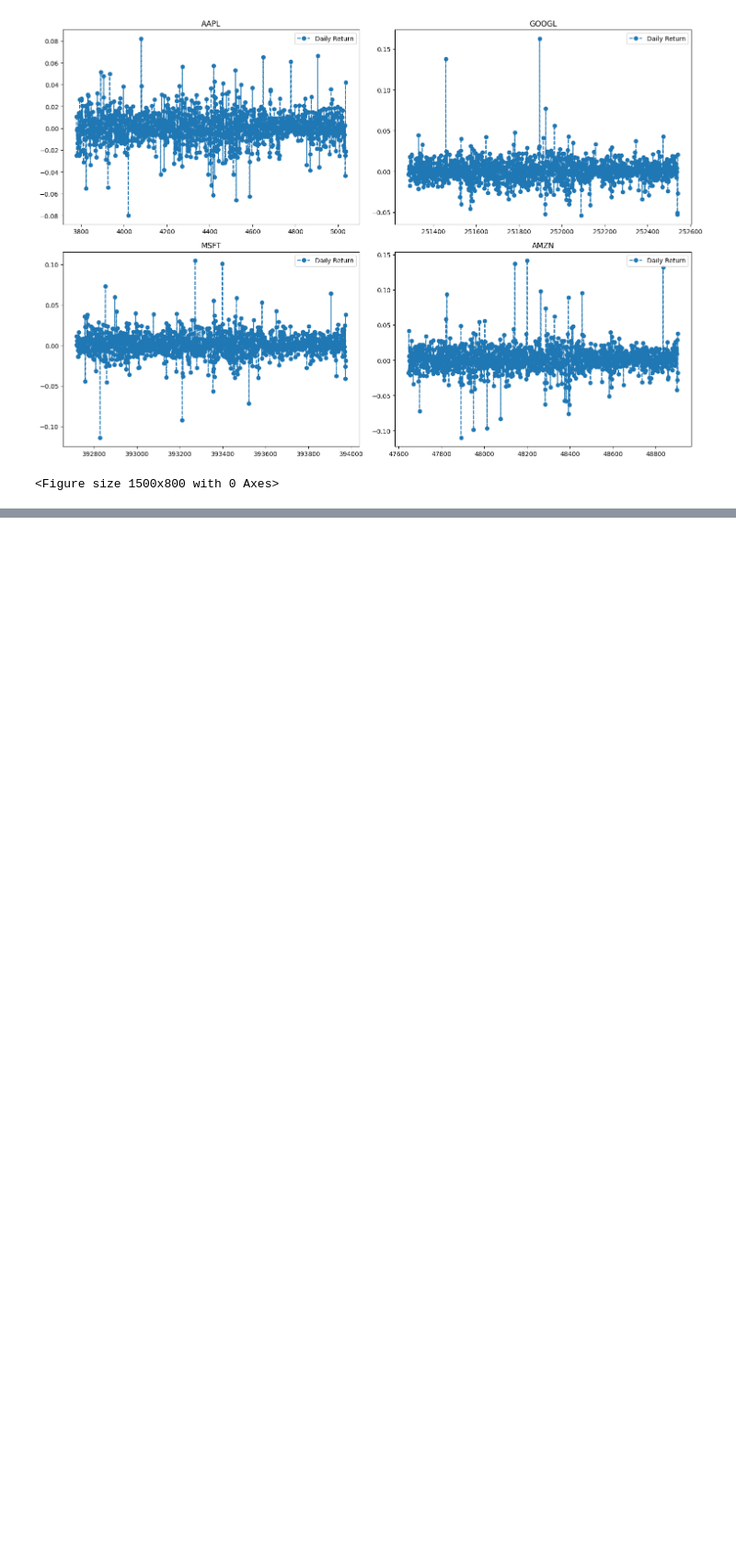
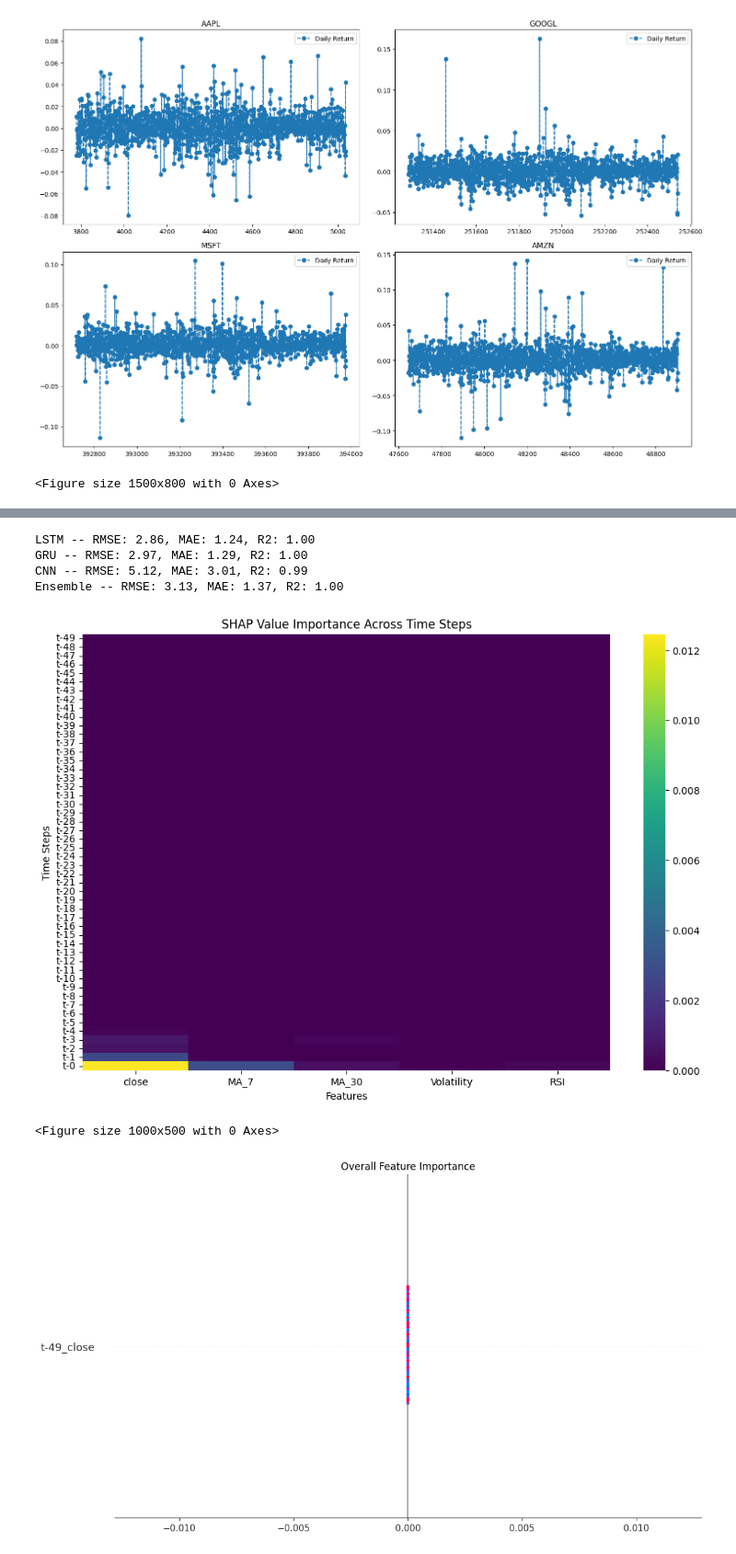
Before and after one commit to ajaysanthoshk/Final-Project, a Jupyter notebook: Final_Draft.ipynb, the cells around one changed output, grey strips where cells are left out. Shown at 92% size. Saved outputs shown, nothing was run; the diff lists cells and outputs as text; code cells hidden in the pictures; blank space fills up the shorter version.

```diff
--- a/Final_Draft.ipynb
+++ b/Final_Draft.ipynb
@@ -689,0 +487,15 @@ Glyph 128201 (\N{CHART WITH DOWNWARDS TREND}) missing from font(s) DejaVu Sans.
+# %%
+# Train models (use high epochs for better training)
+EPOCHS = 30
+history_lstm = best_lstm.fit(X_train, y_train, epochs=EPOCHS, batch_size=32,
+                             validation_data=(X_test, y_test), callbacks=[early_stop], verbose=1)
+history_gru = best_gru.fit(X_train, y_train, epochs=EPOCHS, batch_size=32,
+                           validation_data=(X_test, y_test), callbacks=[early_stop], verbose=1)
+history_cnn = model_cnn.fit(X_train, y_train, epochs=EPOCHS, batch_size=32,
+                            validation_data=(X_test, y_test), callbacks=[early_stop], verbose=1)
+
+# Predictions
+pred_lstm = best_lstm.predict(X_test)
+pred_gru = best_gru.predict(X_test)
+pred_cnn = model_cnn.predict(X_test)
+ensemble_pred = (pred_lstm + pred_gru + pred_cnn) / 3
@@ -689,0 +532,14 @@ Glyph 128201 (\N{CHART WITH DOWNWARDS TREND}) missing from font(s) DejaVu Sans.
+# %%
+# Evaluation
+def print_metrics(true, pred, name):
+    print(f"{name} -- RMSE: {np.sqrt(mean_squared_error(true, pred)):.2f}, MAE: {mean_absolute_error(true, pred):.2f}, R2: {r2_score(true, pred):.2f}")
+
+print_metrics(y_test_actual, pred_lstm_actual, "LSTM")
+print_metrics(y_test_actual, pred_gru_actual, "GRU")
+print_metrics(y_test_actual, pred_cnn_actual, "CNN")
+print_metrics(y_test_actual, ensemble_actual, "Ensemble")
+# %% [output]
+LSTM -- RMSE: 2.86, MAE: 1.24, R2: 1.00
+GRU -- RMSE: 2.97, MAE: 1.29, R2: 1.00
+CNN -- RMSE: 5.12, MAE: 3.01, R2: 0.99
+Ensemble -- RMSE: 3.13, MAE: 1.37, R2: 1.00
@@ -689,0 +558,49 @@ Glyph 128201 (\N{CHART WITH DOWNWARDS TREND}) missing from font(s) DejaVu Sans.
+# %%
+# 1. Select a representative sample from training data
+background = X_train[np.random.choice(X_train.shape[0], 100, replace=False)]
+
+# 2. Create explainer - Use KernelExplainer as fallback
+def model_predict(X):
+    """Reshape data for model prediction"""
+    if len(X.shape) == 2:
+        X = X.reshape(-1, X_train.shape[1], X_train.shape[2])
+    return best_lstm.predict(X, verbose=0)
+
+explainer = shap.KernelExplainer(model_predict, background.mean(axis=0).reshape(1, -1))
+
+# 3. Calculate SHAP values for test samples
+X_shap = X_test[:50].reshape(50, -1)  # Flatten time steps and features
+shap_values = explainer.shap_values(X_shap)
+
+# 4. Reshape and plot
+feature_names = ['close','MA_7','MA_30','Volatility','RSI']
+time_step_names = [f't-{i}' for i in range(X_train.shape[1]-1, -1, -1)]
+
+# Aggregate absolute SHAP values across time steps
+shap_abs = np.abs(shap_values).mean(axis=0)
+shap_abs = shap_abs.reshape(X_train.shape[1], len(feature_names))
+
+# Create heatmap of feature importance over time
+plt.figure(figsize=(12, 8))
+sns.heatmap(shap_abs,
+           xticklabels=feature_names,
+           yticklabels=time_step_names,
+           cmap='viridis')
+plt.title("SHAP Value Importance Across Time Steps")
+plt.xlabel("Features")
+plt.ylabel("Time Steps")
+plt.show()
+
+# Alternative: Bar plot of overall feature importance
+plt.figure(figsize=(10, 5))
+shap.summary_plot(shap_values, X_shap,
+                 feature_names=[f"{t}_{f}" for t in time_step_names for f in feature_names],
+                 plot_type='bar',
+                 show=False)
+plt.title("Overall Feature Importance")
+plt.tight_layout()
+plt.show()
+# %% [output]
+[figure, added]
+<Figure size 1000x500 with 0 Axes>
+[figure, added]
```
Also changed, not shown: parts of 44 cells of this notebook.
